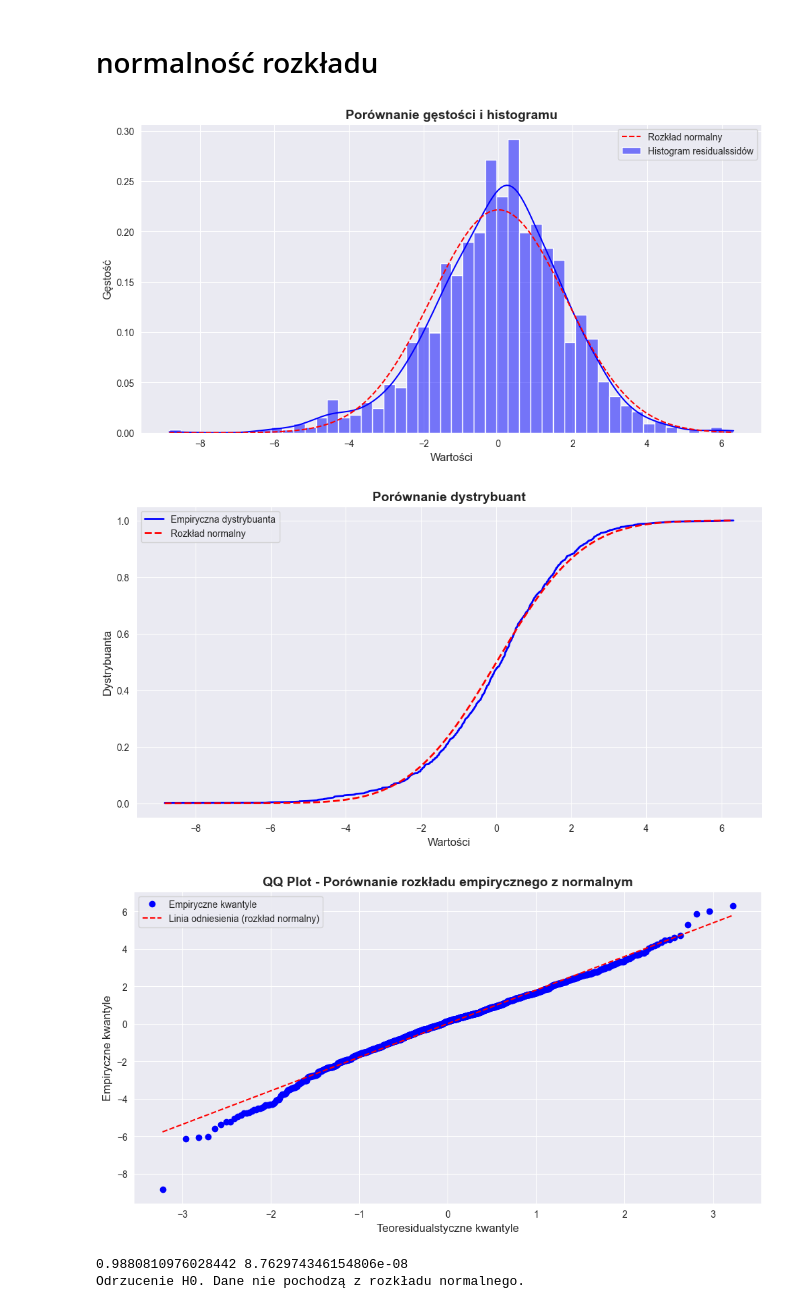
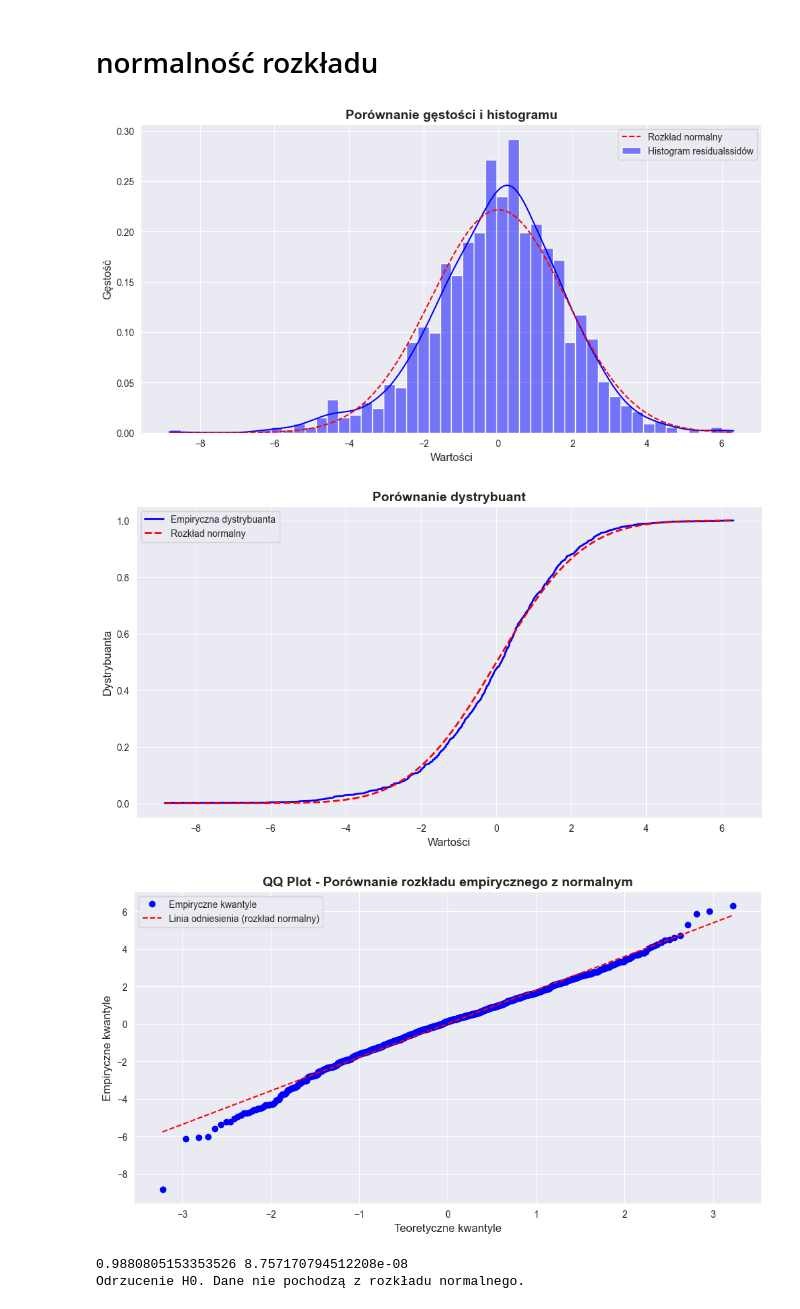
Before and after one commit to mathieuboro/Raport_ARMA_Computer_Analysis_of_Time_Series, a Jupyter notebook: raport.ipynb, the cells around one changed output. Drawn from its saved outputs; the diff is of its cells as text; code cells hidden in the pictures.

```diff
--- a/raport.ipynb
+++ b/raport.ipynb
@@ -760,34 +1155,34 @@ normal_cdf = norm.cdf(sorted_residuals, loc=mean, scale=std)
 
 plt.figure(figsize=(12, 6))
 plt.plot(sorted_residuals, empirical_cdf, label='Empiryczna dystrybuanta', color='blue', linewidth = '2')
 plt.plot(sorted_residuals, normal_cdf, label='Rozkład normalny', color='red', linestyle = '--',linewidth = '2')
 plt.legend()
 plt.xlabel('Wartości', fontsize=12)
 plt.ylabel('Dystrybuanta', fontsize=12)
 plt.title('Porównanie dystrybuant',fontsize = 14, fontweight = 'bold')
 plt.show()
 
 plt.figure(figsize=(12, 6))
 probplot(residuals, dist="norm", plot=plt)
 plt.gca().get_lines()[1].set_linestyle('--')  # Styl linii na przerywaną
 plt.gca().get_lines()[1].set_color('red')    # Kolor linii na czerwony
 plt.gca().get_lines()[0].set_color('blue')   # Kolor punktów na niebieski
 plt.gca().get_lines()[0].set_marker('o')
 plt.legend(["Empiryczne kwantyle","Linia odniesienia (rozkład normalny)"], loc='best')    # Marker punktów
 plt.title("QQ Plot - Porównanie rozkładu empirycznego z normalnym",fontsize = 14, fontweight = 'bold')
-plt.xlabel("Teoresidualstyczne kwantyle", fontsize=12)
+plt.xlabel("Teoretyczne kwantyle", fontsize=12)
 plt.ylabel("Empiryczne kwantyle", fontsize=12)
 plt.show()
 
 shapiro_stat, shapiro_p  = shapiro(residuals)
 print(shapiro_stat, shapiro_p )
 if shapiro_p  > 0.05:
     ks_interp = print("Brak podstaw do odrzucenia H0")
 else:
     ks_interp = print("Odrzucenie H0. Dane nie pochodzą z rozkładu normalnego.")
 # %% [output]
 [figure]
 [figure]
-[figure, old version]
+[figure, new version]
-0.9880810976028442 8.762974346154806e-08
+0.9880805153353526 8.757170794512208e-08
 Odrzucenie H0. Dane nie pochodzą z rozkładu normalnego.
```
Also changed, not shown: parts of 12 cells of this notebook.
